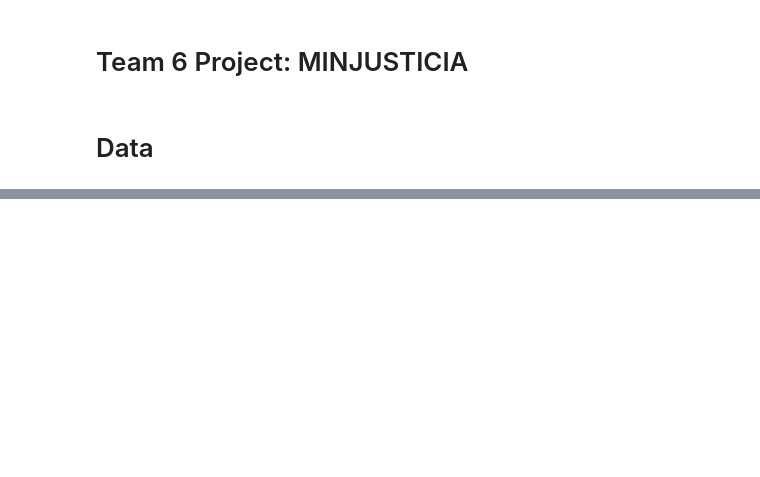
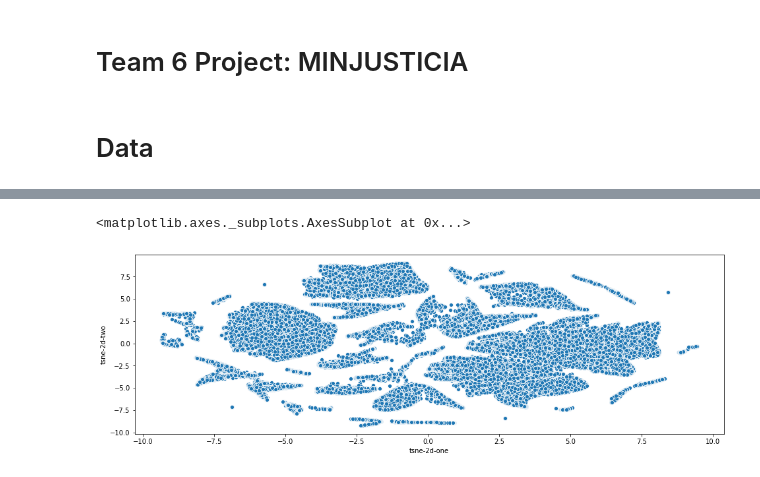
Before and after one commit to sagilar/ds4a-team6, a Jupyter notebook: MODELS_1_project_notebook_minjusticia.ipynb, the cells around one changed output, grey strips where cells are left out. Cells and saved outputs as stored; diff of their text form; code cells hidden in the pictures; blank space fills up the shorter version.

Commit message:
Modelo de segmentación desde tsne

```diff
--- a/MODELS_1_project_notebook_minjusticia.ipynb
+++ b/MODELS_1_project_notebook_minjusticia.ipynb
@@ -35,7 +46,7 @@ for column in ['FECHA_INGRESO', 'FECHA_SALIDA', 'FECHA_CAPTURA']:
 
 #It seems that sometimes entering and gettint out is switched, that's why we computed in absolute values
 df_mj['DIAS_CONDENA'] = abs(df_mj['FECHA_SALIDA'] - df_mj['FECHA_INGRESO'])/timedelta(days = 1)
-df_mj['DIAS_JUDICIALIZACION'] = df_mj['FECHA_INGRESO'] - df_mj['FECHA_CAPTURA']
+df_mj['DIAS_JUDICIALIZACION'] = (df_mj['FECHA_INGRESO'] - df_mj['FECHA_CAPTURA'])/timedelta(days = 1)
 df_mj['DIAS_LIBRE'] = df_mj['DIAS_INGRESO'] - df_mj['DIAS_CONDENA']
 #The individual finishes its sentence but she's incarcelated inmediately for another crime
 df_mj.loc[df_mj.DIAS_CAPTURA < 0, 'DIAS_CAPTURA'] = 0
@@ -152,0 +145,31 @@ pd.get_dummies(df_mj[categoricas].astype(object), drop_first = True)
+# %%
+cuantitativas = ['INTERNOEN', 'EDAD', 'NIVEL_EDUCATIVO', 'DIAS_CAPTURA', 'DIAS_LIBRE', 'NUMERO_REINCIDENCIAS', 'eigencentrality', 'logDelito']
+
+cualitativas = ['INTERNOEN', 'EN_CARCEL', 'community']
+
+df = last_df[['INTERNOEN', 'FECHA_INGRESO']].merge(df_mj, on = ['INTERNOEN', 'FECHA_INGRESO'], how = 'left')
+df = df[~df.AGRAVADO.isnull()]
+
+df_cuant = df[cuantitativas].copy()
+df_cuant.fillna(0, inplace = True)
+df_cuant = df_cuant.groupby(cuantitativas[0])[cuantitativas[1:]].mean()
+
+df_cuali = df[cualitativas].copy()
+df_cuali = df_cuali.groupby(cualitativas[0])[cualitativas[1:]].agg(lambda x:x.value_counts().index[0])
+
+X = pd.get_dummies(df_cuali.reset_index(drop = True).astype(object), drop_first = True)
+# %%
+df_cluster = pd.concat([df_cuant.reset_index(drop = True), X], axis = 1)
+
+scaler = preprocessing.StandardScaler()
+cluster_escalado = scaler.fit_transform(df_cluster.values)
+df_cluster_escalado = pd.DataFrame(cluster_escalado)
+# %%
+exploratory = df_cluster_escalado
+tsne = TSNE(n_components=2, verbose=1, n_iter=300, perplexity = 30)
+tsne_results = tsne.fit_transform(exploratory)
+
+datos = exploratory.copy()
+
+datos['tsne-2d-one'] = tsne_results[:,0]
+datos['tsne-2d-two'] = tsne_results[:,1]
@@ -152,0 +194,11 @@ pd.get_dummies(df_mj[categoricas].astype(object), drop_first = True)
+# %%
+fig, axs = plt.subplots(figsize=(16,5))
+
+sns.scatterplot(
+    x="tsne-2d-one", y="tsne-2d-two",
+    data=datos,
+    legend="full"
+)
+# %% [output]
+<matplotlib.axes._subplots.AxesSubplot at 0x...>
+[figure, added]
```
Also changed, not shown: parts of 64 cells of this notebook, 1 other file.
